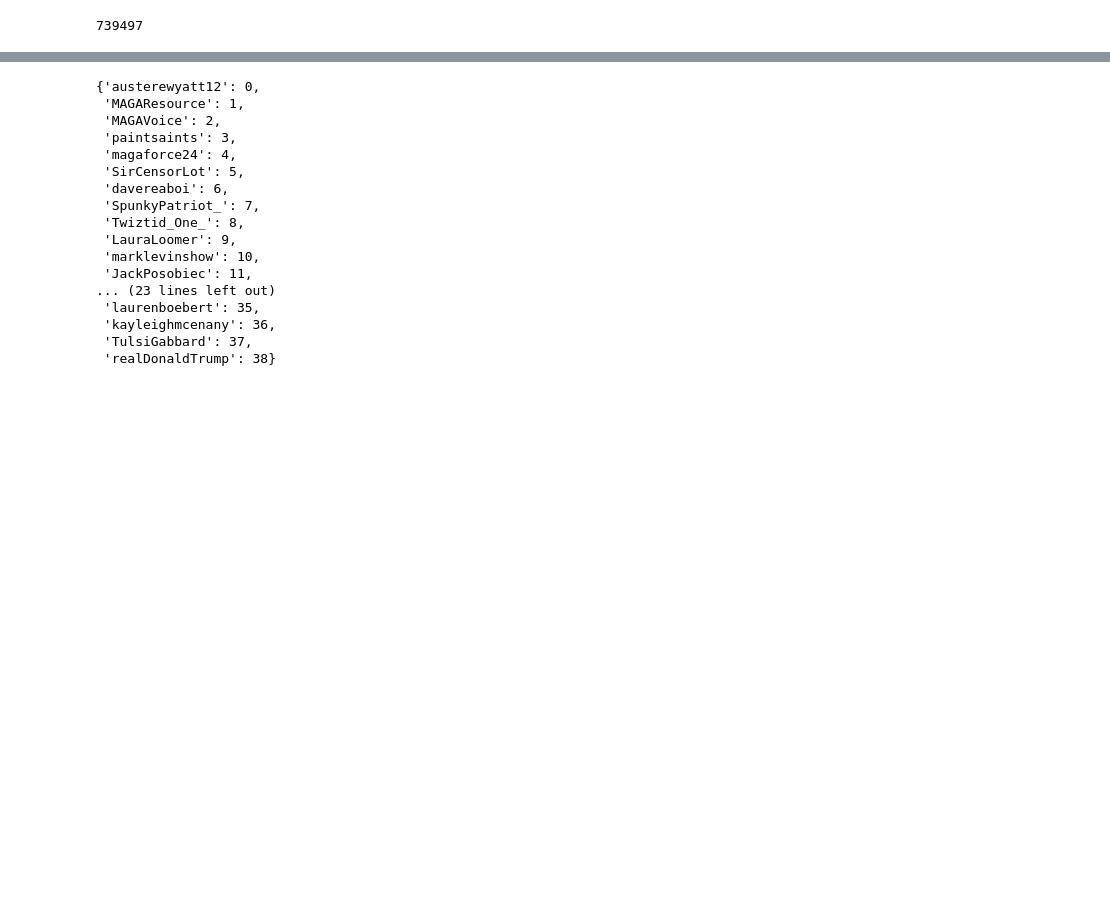
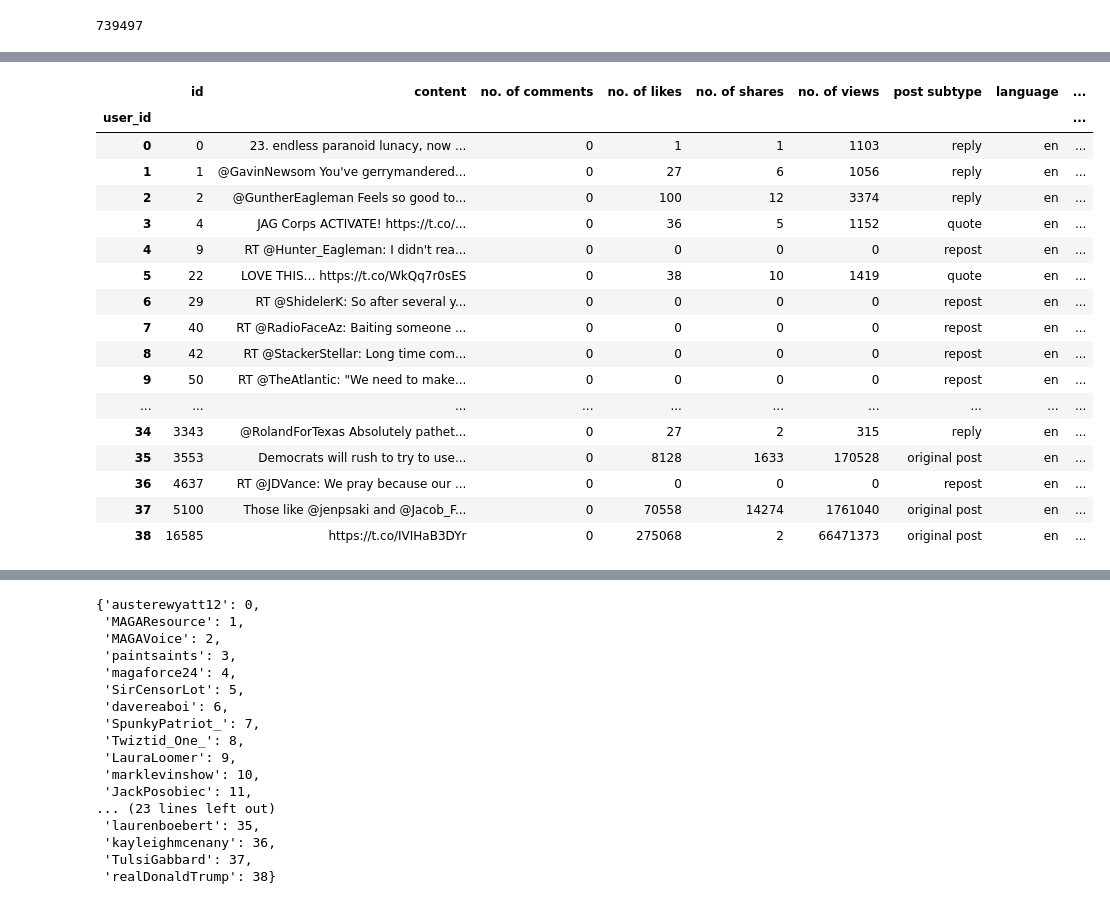
Before and after one commit to geometric-intelligence/TopoBench, a Jupyter notebook: tutorials/arlequin_datasets.ipynb, the cells around one changed output, grey strips where cells are left out. Cells and saved outputs as stored; diff of their text form; code cells hidden in the pictures; blank space fills up the shorter version.

```diff
--- a/tutorials/arlequin_datasets.ipynb
+++ b/tutorials/arlequin_datasets.ipynb
@@ -142,0 +130,21 @@ df_loaded
+# %%
+df_loaded.groupby('user_id').first()
+# %% [output]
+|  | id | content | no. of comments | no. of likes | no. of shares | no. of views | post subtype | language | ... |
+| user_id |  |  |  |  |  |  |  |  | ... |
+| 0 | 0 | 23. endless paranoid lunacy, now ... | 0 | 1 | 1 | 1103 | reply | en | ... |
+| 1 | 1 | @GavinNewsom You've gerrymandered... | 0 | 27 | 6 | 1056 | reply | en | ... |
+| 2 | 2 | @GuntherEagleman Feels so good to... | 0 | 100 | 12 | 3374 | reply | en | ... |
+| 3 | 4 | JAG Corps ACTIVATE! https://t.co/... | 0 | 36 | 5 | 1152 | quote | en | ... |
+| 4 | 9 | RT @Hunter_Eagleman: I didn't rea... | 0 | 0 | 0 | 0 | repost | en | ... |
+| 5 | 22 | LOVE THIS… https://t.co/WkQq7r0sES | 0 | 38 | 10 | 1419 | quote | en | ... |
+| 6 | 29 | RT @ShidelerK: So after several y... | 0 | 0 | 0 | 0 | repost | en | ... |
+| 7 | 40 | RT @RadioFaceAz: Baiting someone ... | 0 | 0 | 0 | 0 | repost | en | ... |
+| 8 | 42 | RT @StackerStellar: Long time com... | 0 | 0 | 0 | 0 | repost | en | ... |
+| 9 | 50 | RT @TheAtlantic: "We need to make... | 0 | 0 | 0 | 0 | repost | en | ... |
+| ... | ... | ... | ... | ... | ... | ... | ... | ... | ... |
+| 34 | 3343 | @RolandForTexas Absolutely pathet... | 0 | 27 | 2 | 315 | reply | en | ... |
+| 35 | 3553 | Democrats will rush to try to use... | 0 | 8128 | 1633 | 170528 | original post | en | ... |
+| 36 | 4637 | RT @JDVance: We pray because our ... | 0 | 0 | 0 | 0 | repost | en | ... |
+| 37 | 5100 | Those like @jenpsaki and @Jacob_F... | 0 | 70558 | 14274 | 1761040 | original post | en | ... |
+| 38 | 16585 | https://t.co/IVIHaB3DYr | 0 | 275068 | 2 | 66471373 | original post | en | ... |
```
Also changed, not shown: parts of 21 cells of this notebook, 8 other files.
